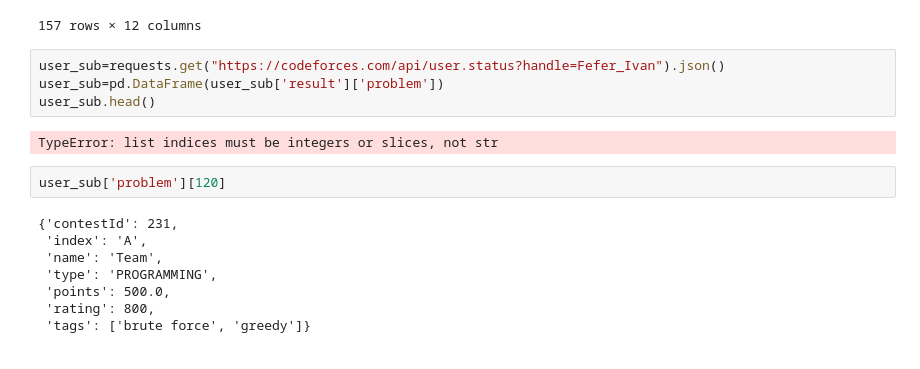
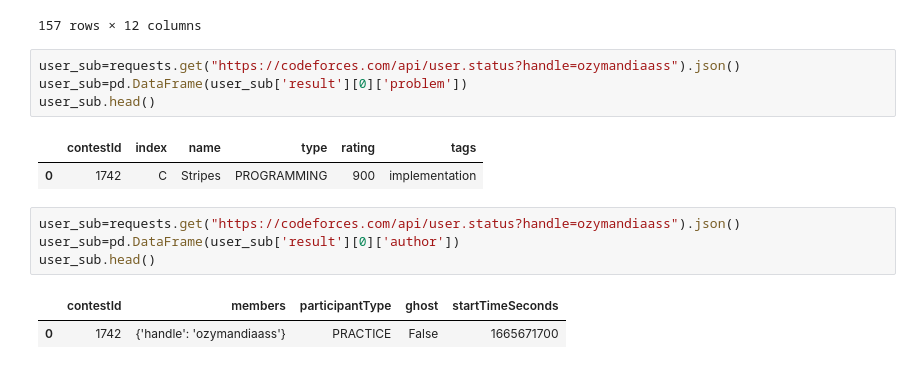
Before and after one commit to Eslam21/Codeforces_data_mining, a Jupyter notebook: Codeforces_Analysis.ipynb, the cells around one changed output. Cells and saved outputs as stored; diff of their text form.

```diff
--- a/Codeforces_Analysis.ipynb
+++ b/Codeforces_Analysis.ipynb
@@ -270,18 +424,16 @@ user_sub
 | 156 | 101499874 | 4 | 1608206257 | 2147483647 | {'contestId': 4, 'index': 'A', 'n... | {'contestId': 4, 'members': [{'ha... | Python 3 | ... |
 157 rows × 12 columns
 # %%
-user_sub=requests.get("https://codeforces.com/api/user.status?handle=Fefer_Ivan").json()
-user_sub=pd.DataFrame(user_sub['result']['problem'])
+user_sub=requests.get("https://codeforces.com/api/user.status?handle=ozymandiaass").json()
+user_sub=pd.DataFrame(user_sub['result'][0]['problem'])
 user_sub.head()
 # %% [output]
-TypeError: list indices must be integers or slices, not str
+|  | contestId | index | name | type | rating | tags |
+| 0 | 1742 | C | Stripes | PROGRAMMING | 900 | implementation |
-# %%
-user_sub['problem'][120]
-# %% [output]
-{'contestId': 231,
- 'index': 'A',
- 'name': 'Team',
- 'type': 'PROGRAMMING',
- 'points': 500.0,
- 'rating': 800,
- 'tags': ['brute force', 'greedy']}
+# %%
+user_sub=requests.get("https://codeforces.com/api/user.status?handle=ozymandiaass").json()
+user_sub=pd.DataFrame(user_sub['result'][0]['author'])
+user_sub.head()
+# %% [output]
+|  | contestId | members | participantType | ghost | startTimeSeconds |
+| 0 | 1742 | {'handle': 'ozymandiaass'} | PRACTICE | False | 1665671700 |
```
Also changed, not shown: parts of 20 cells of this notebook.
